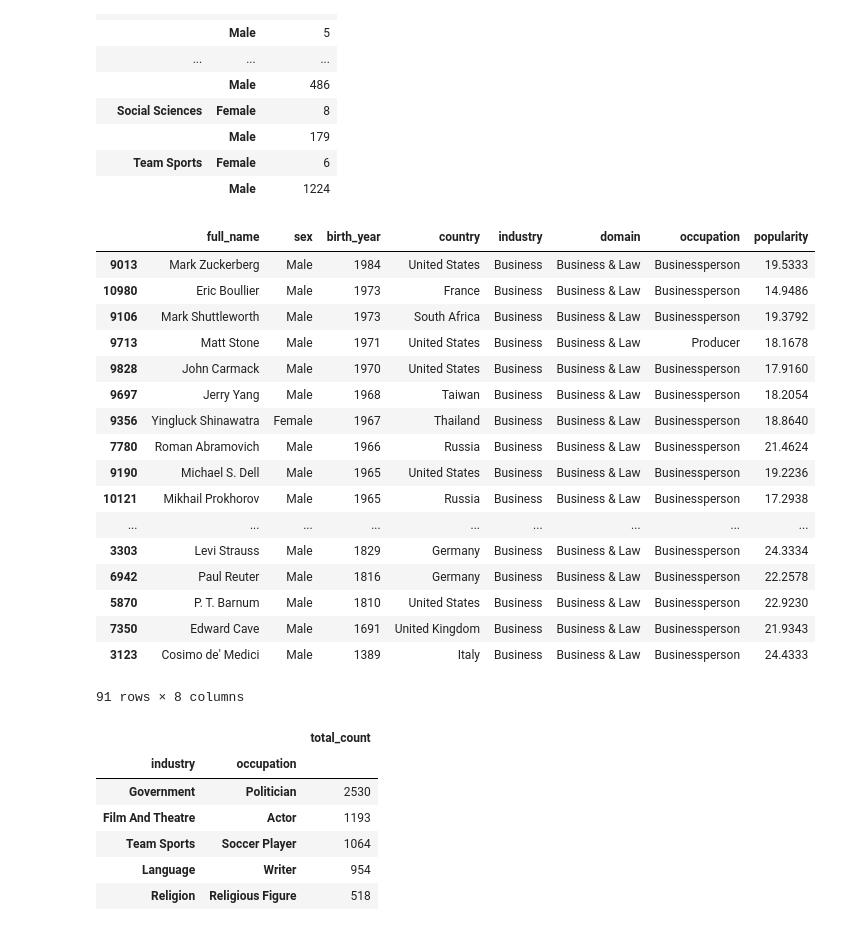
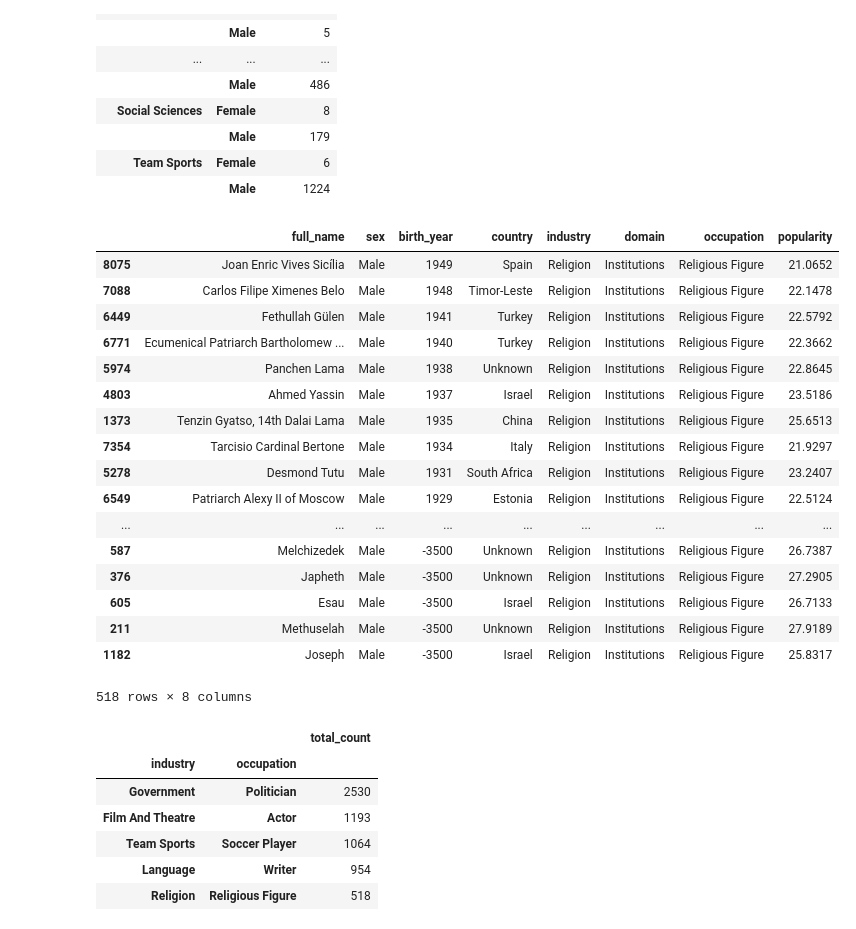
Before and after one commit to tbahng/ist652-final_project, a Jupyter notebook: Final_Project_Report.ipynb, the cells around one changed output. Saved outputs shown, nothing was run; the diff lists cells and outputs as text; code cells hidden in the pictures.

```diff
--- a/Final_Project_Report.ipynb
+++ b/Final_Project_Report.ipynb
@@ -222,52 +222,52 @@ dfTotalByContinentBySex.sort_values(by = ['industry'], ascending = True)
 # %%
 # Showing details dataset based on industry selected
 #industry = 'Activism'
-industry = 'Business'
+#industry = 'Business'
 #industry = 'Companions'
 #industry = 'Computer Science'
 #industry = 'Dance'
 #industry = 'Design'
 #industry = 'Engineering'
 #industry = 'Explorers'
 #industry = 'Film And Theatre'
 #industry = 'Fine Arts'
 #industry = 'Government'
 #industry = 'History'
 #industry = 'Individual Sports'
 #industry = 'Invention'
 #industry = 'Language'
 #industry = 'Law'
 #industry = 'Math'
 #industry = 'Media Personality'
 #industry = 'Medicine'
 #industry = 'Military'
 #industry = 'Music'
 #industry = 'Natural Sciences'
 #industry = 'Outlaws'
 #industry = 'Philosophy'
-#industry = 'Religion'
+industry = 'Religion'
 #industry = 'Social Sciences'
 #industry = 'Team Sports'
 dfCleanData[dfCleanData['industry'] == industry].loc[:,columnToDisplayCleanData].sort_values(by = ['birth_year'], ascending = False)
 # %% [output]
 |  | full_name | sex | birth_year | country | industry | domain | occupation | popularity |
-| 9013 | Mark Zuckerberg | Male | 1984 | United States | Business | Business & Law | Businessperson | 19.5333 |
-| 10980 | Eric Boullier | Male | 1973 | France | Business | Business & Law | Businessperson | 14.9486 |
-| 9106 | Mark Shuttleworth | Male | 1973 | South Africa | Business | Business & Law | Businessperson | 19.3792 |
-| 9713 | Matt Stone | Male | 1971 | United States | Business | Business & Law | Producer | 18.1678 |
-| 9828 | John Carmack | Male | 1970 | United States | Business | Business & Law | Businessperson | 17.9160 |
-| 9697 | Jerry Yang | Male | 1968 | Taiwan | Business | Business & Law | Businessperson | 18.2054 |
-| 9356 | Yingluck Shinawatra | Female | 1967 | Thailand | Business | Business & Law | Businessperson | 18.8640 |
-| 7780 | Roman Abramovich | Male | 1966 | Russia | Business | Business & Law | Businessperson | 21.4624 |
-| 9190 | Michael S. Dell | Male | 1965 | United States | Business | Business & Law | Businessperson | 19.2236 |
-| 10121 | Mikhail Prokhorov | Male | 1965 | Russia | Business | Business & Law | Businessperson | 17.2938 |
+| 8075 | Joan Enric Vives Sicília | Male | 1949 | Spain | Religion | Institutions | Religious Figure | 21.0652 |
+| 7088 | Carlos Filipe Ximenes Belo | Male | 1948 | Timor-Leste | Religion | Institutions | Religious Figure | 22.1478 |
+| 6449 | Fethullah Gülen | Male | 1941 | Turkey | Religion | Institutions | Religious Figure | 22.5792 |
+| 6771 | Ecumenical Patriarch Bartholomew ... | Male | 1940 | Turkey | Religion | Institutions | Religious Figure | 22.3662 |
+| 5974 | Panchen Lama | Male | 1938 | Unknown | Religion | Institutions | Religious Figure | 22.8645 |
+| 4803 | Ahmed Yassin | Male | 1937 | Israel | Religion | Institutions | Religious Figure | 23.5186 |
+| 1373 | Tenzin Gyatso, 14th Dalai Lama | Male | 1935 | China | Religion | Institutions | Religious Figure | 25.6513 |
+| 7354 | Tarcisio Cardinal Bertone | Male | 1934 | Italy | Religion | Institutions | Religious Figure | 21.9297 |
+| 5278 | Desmond Tutu | Male | 1931 | South Africa | Religion | Institutions | Religious Figure | 23.2407 |
+| 6549 | Patriarch Alexy II of Moscow | Male | 1929 | Estonia | Religion | Institutions | Religious Figure | 22.5124 |
 | ... | ... | ... | ... | ... | ... | ... | ... | ... |
-| 3303 | Levi Strauss | Male | 1829 | Germany | Business | Business & Law | Businessperson | 24.3334 |
-| 6942 | Paul Reuter | Male | 1816 | Germany | Business | Business & Law | Businessperson | 22.2578 |
-| 5870 | P. T. Barnum | Male | 1810 | United States | Business | Business & Law | Businessperson | 22.9230 |
-| 7350 | Edward Cave | Male | 1691 | United Kingdom | Business | Business & Law | Businessperson | 21.9343 |
-| 3123 | Cosimo de' Medici | Male | 1389 | Italy | Business | Business & Law | Businessperson | 24.4333 |
+| 587 | Melchizedek | Male | -3500 | Unknown | Religion | Institutions | Religious Figure | 26.7387 |
+| 376 | Japheth | Male | -3500 | Unknown | Religion | Institutions | Religious Figure | 27.2905 |
+| 605 | Esau | Male | -3500 | Israel | Religion | Institutions | Religious Figure | 26.7133 |
+| 211 | Methuselah | Male | -3500 | Unknown | Religion | Institutions | Religious Figure | 27.9189 |
+| 1182 | Joseph | Male | -3500 | Israel | Religion | Institutions | Religious Figure | 25.8317 |
-91 rows × 8 columns
+518 rows × 8 columns
 # %%
 # Getting the count by country, occupation, industry, and domain
 dfTotalByCountryByIndustry = pd.DataFrame(dfCleanData.groupby(['industry','occupation'])['article_id'].count())
```
